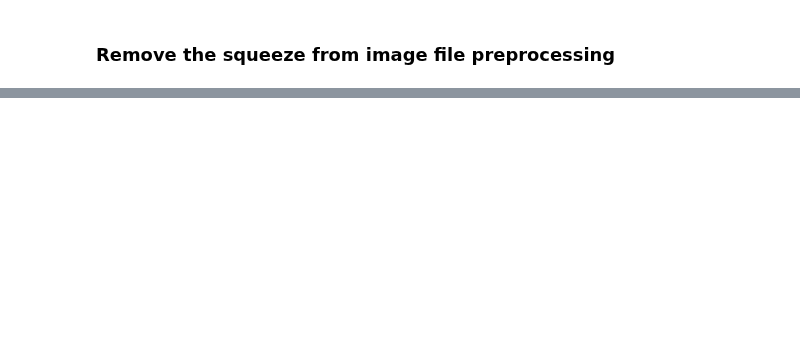
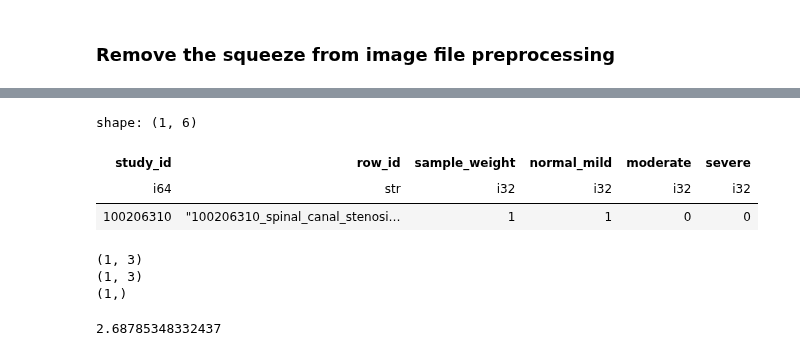
Before and after one commit to sumaniitm/RSNA-2024-Lumbar-Spine-Degenerative-Classification, a Jupyter notebook: feature-extraction-rsna2024-sumaniitm.ipynb, the cells around one changed output, grey strips where cells are left out. Saved outputs shown, nothing was run; the diff lists cells and outputs as text; code cells hidden in the pictures; blank space fills up the shorter version.

Commit message:
Understood how weighted log loss is computed

```diff
--- a/feature-extraction-rsna2024-sumaniitm.ipynb
+++ b/feature-extraction-rsna2024-sumaniitm.ipynb
@@ -735,0 +815,19 @@ y_proba[0]
+# %%
+train_studies_metadata_df_final_2.filter((pl.col('study_id')==100206310) & (pl.col('row_id')=='100206310_spinal_canal_stenosis_l1_l2'))
+# %% [output]
+shape: (1, 6)
+| study_id | row_id | sample_weight | normal_mild | moderate | severe |
+| i64 | str | i32 | i32 | i32 | i32 |
+| 100206310 | "100206310_spinal_canal_stenosi… | 1 | 1 | 0 | 0 |
+# %%
+print(np.array([[1,0,0]]).shape)
+print(y_proba.shape)
+print(np.array([1]).shape)
+# %% [output]
+(1, 3)
+(1, 3)
+(1,)
+# %%
+print(log_loss(np.array([[1,0,0]]), y_proba, sample_weight=np.array([1])))
+# %% [output]
+2.68785348332437
```
Also changed, not shown: parts of 45 cells of this notebook.
